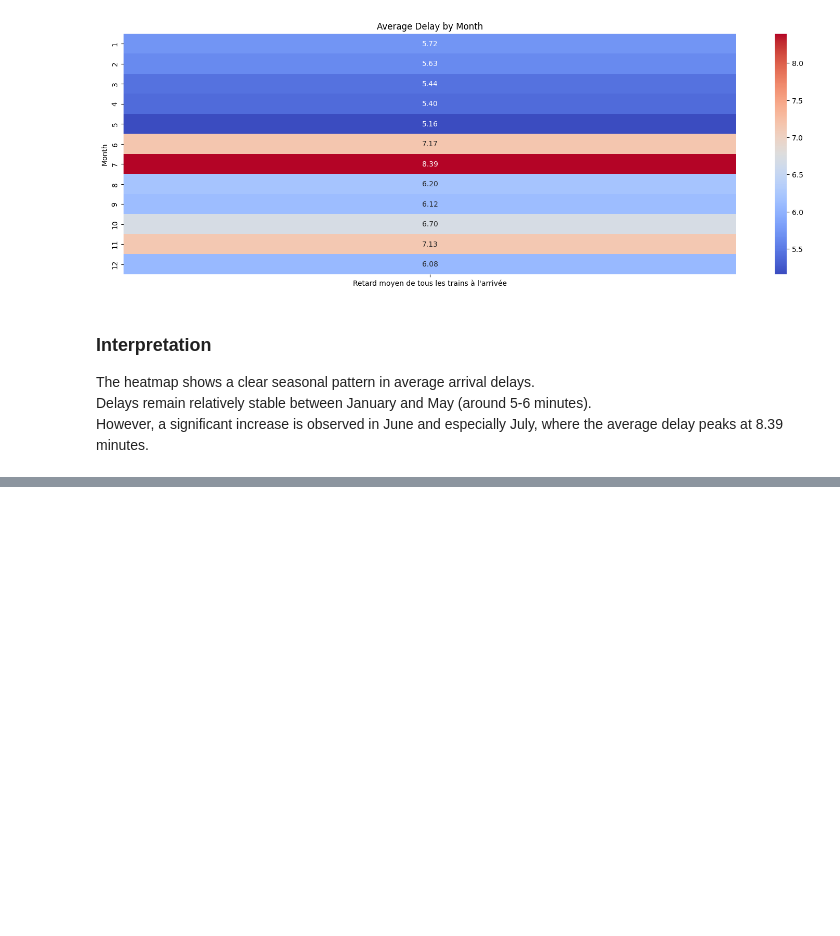
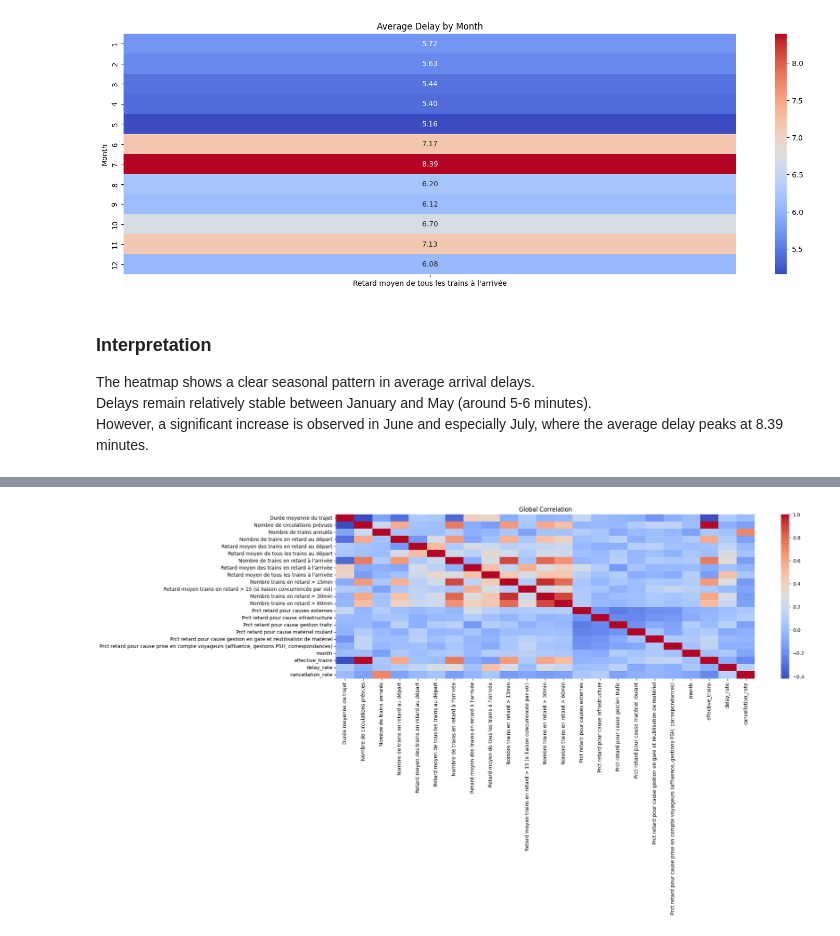
Before and after one commit to AlexandrG1209/tardis, a Jupyter notebook: tardis_eda.ipynb, the cells around one changed output, grey strips where cells are left out. Cells and saved outputs as stored; diff of their text form; code cells hidden in the pictures; blank space fills up the shorter version.

```diff
--- a/tardis_eda.ipynb
+++ b/tardis_eda.ipynb
@@ -266,0 +334,15 @@ However, a significant increase is observed in June and especially July, where t
+# %%
+df["effective_trains"] = (df["Nombre de circulations prévues"] - df["Nombre de trains annulés"])
+
+df["delay_rate"] = (df["Nombre de trains en retard à l'arrivée"] / df["effective_trains"])
+
+df["cancellation_rate"] = (df["Nombre de trains annulés"] / df["Nombre de circulations prévues"])
+
+numeric_cols = df.select_dtypes(include="number").columns
+
+plt.figure(figsize=(19,6))
+sns.heatmap(df[numeric_cols].corr(), cmap="coolwarm")
+plt.title("Global Correlation")
+plt.show()
+# %% [output]
+[figure, added]
```
Also changed, not shown: parts of 5 cells of this notebook.
